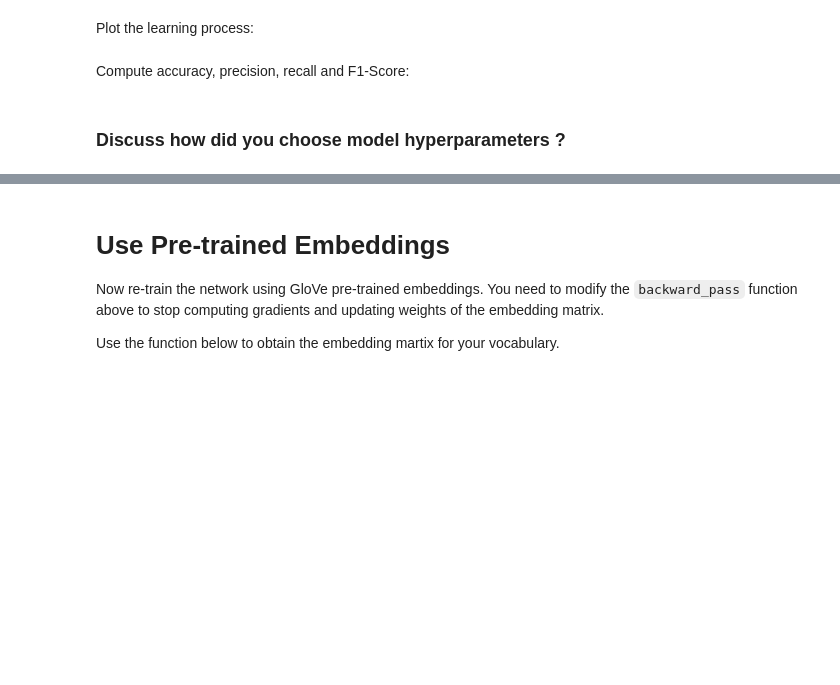
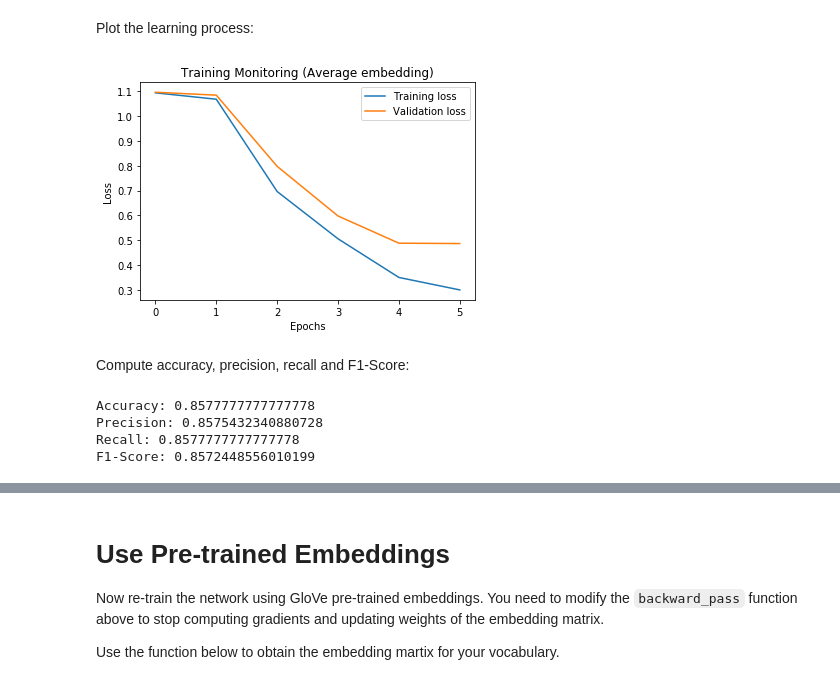
Before and after one commit to acb16zje/com4513, a Jupyter notebook: Assignment 2/assignment2_nn_text_clf.ipynb, the cells around one changed output, grey strips where cells are left out. Drawn from its saved outputs; the diff is of its cells as text; code cells hidden in the pictures; blank space fills up the shorter version.

```diff
--- a/Assignment 2/assignment2_nn_text_clf.ipynb
+++ b/Assignment 2/assignment2_nn_text_clf.ipynb
@@ -282,6 +310,4 @@ def softmax(z):
 Now you need to implement the categorical cross entropy loss by slightly modifying the function from Assignment 1 to depend only on the true label `y` and the class probabilities vector `y_preds`:
 # %%
 def categorical_loss(y, y_preds):
-
-
-    return l
+    return -np.log(y_preds[y])
@@ -424,11 +464,3 @@ and returns:
 - `weights`: the weights learned
 - `training_loss_history`: an array with the average losses of the whole training set after each epoch
 - `validation_loss_history`: an array with the average losses of the whole development set after each epoch
-# %%
-def SGD(X_tr, Y_tr, W, X_dev=[], Y_dev=[], lr=0.001,
-        dropout=0.2, epochs=5, tolerance=0.001, freeze_emb=False, print_progress=True):
-
-
-
-
-    return W, training_loss_history, validation_loss_history
@@ -435,17 +504,18 @@ def SGD(X_tr, Y_tr, W, X_dev=[], Y_dev=[], lr=0.001,
 # %% [markdown]
 Now you are ready to train and evaluate you neural net. First, you need to define your network using the `network_weights` function followed by SGD with backprop:
 # %%
-W = network_weights(vocab_size=len(vocab),embedding_dim=300,hidden_dim=[], num_classes=3)
+W = network_weights(vocab_size=len(vocab),
+                    embedding_dim=300,
+                    num_classes=3)
 
 for i in range(len(W)):
-    print('Shape W'+str(i), W[i].shape)
+    print(f'Shape W{i} {W[i].shape}')
 
-W, loss_tr, dev_loss = SGD(X_tr, Y_tr,
-                            W,
-                            X_dev=X_dev,
-                            Y_dev=Y_dev,
-                            lr=0.001,
-                            dropout=0.2,
-                            freeze_emb=False,
-                            tolerance=0.01,
-                            epochs=100)
+W, tr_loss, dev_loss = SGD(X_tr=topic_train_ids,
+                           Y_tr=topic_train_labels,
+                           W=W,
+                           X_dev=topic_dev_ids,
+                           Y_dev=topic_dev_labels,
+                           lr=0.15,
+                           dropout=0.2,
+                           epochs=100)
@@ -452,12 +531,30 @@ W, loss_tr, dev_loss = SGD(X_tr, Y_tr,
 # %% [markdown]
 Plot the learning process:
+# %%
+plt.plot(tr_loss, label='Training loss')
+plt.plot(dev_loss, label='Validation loss')
+
+plt.xlabel('Epochs')
+plt.ylabel('Loss')
+plt.title('Training Monitoring (Average embedding)')
+
+plt.legend()
+plt.show()
+# %% [output]
+[figure, added]
 # %% [markdown]
 Compute accuracy, precision, recall and F1-Score:
 # %%
-preds_te = [np.argmax(forward_pass(x, W, dropout_rate=0.0)['y']) for x,y in zip(X_te,Y_te)]
-print('Accuracy:', accuracy_score(Y_te,preds_te))
-print('Precision:', precision_score(Y_te,preds_te,average='macro'))
-print('Recall:', recall_score(Y_te,preds_te,average='macro'))
-print('F1-Score:', f1_score(Y_te,preds_te,average='macro'))
+preds_te = [np.argmax(forward_pass(x, W, dropout_rate=0.0)['y'])
+            for x, y in zip(topic_test_ids, topic_test_labels)]
+args = topic_test_labels, preds_te
+
+print('Accuracy:', accuracy_score(*args))
+print('Precision:', precision_score(*args, average='macro'))
+print('Recall:', recall_score(*args, average='macro'))
+print('F1-Score:', f1_score(*args, average='macro'))
+# %% [output]
+Accuracy: 0.8577777777777778
+Precision: 0.8575432340880728
+Recall: 0.8577777777777778
+F1-Score: 0.8572448556010199
-# %% [markdown]
-### Discuss how did you choose model hyperparameters ?
```
Also changed, not shown: parts of 51 cells of this notebook, 5 other files.
